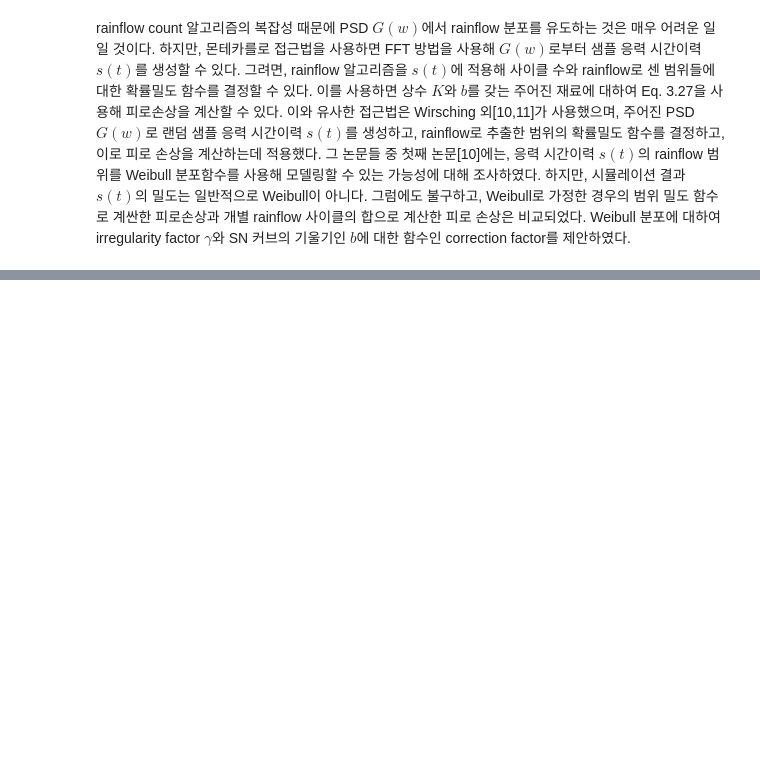
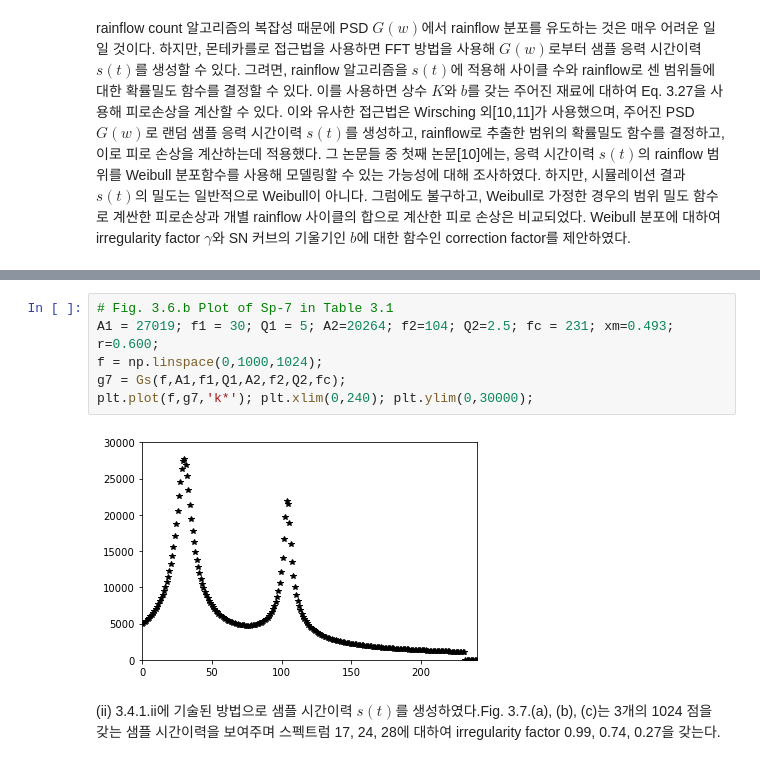
Before and after one commit to wonho13/work, a Jupyter notebook: 논문번역/Dirlik1985.ipynb, the cells around one changed output, grey strips where cells are left out. Saved outputs shown, nothing was run; the diff lists cells and outputs as text; blank space fills up the shorter version.

```diff
--- a/논문번역/Dirlik1985.ipynb
+++ b/논문번역/Dirlik1985.ipynb
@@ -78,0 +202,10 @@ rainflow count 알고리즘의 복잡성 때문에 PSD $G(w)$에서 rainflow 분
+# %%
+# Fig. 3.6.b Plot of Sp-7 in Table 3.1
+A1 = 27019; f1 = 30; Q1 = 5; A2=20264; f2=104; Q2=2.5; fc = 231; xm=0.493; r=0.600;
+f = np.linspace(0,1000,1024);
+g7 = Gs(f,A1,f1,Q1,A2,f2,Q2,fc);
+plt.plot(f,g7,'k*'); plt.xlim(0,240); plt.ylim(0,30000);
+# %% [output]
+[figure, added]
+# %% [markdown]
+(ii) 3.4.1.ii에 기술된 방법으로 샘플 시간이력 $s(t)$를 생성하였다.Fig. 3.7.(a), (b), (c)는 3개의 1024 점을 갖는 샘플 시간이력을 보여주며 스펙트럼 17, 24, 28에 대하여 irregularity factor 0.99, 0.74, 0.27을 갖는다.
```
Also changed, not shown: parts of 45 cells of this notebook.
